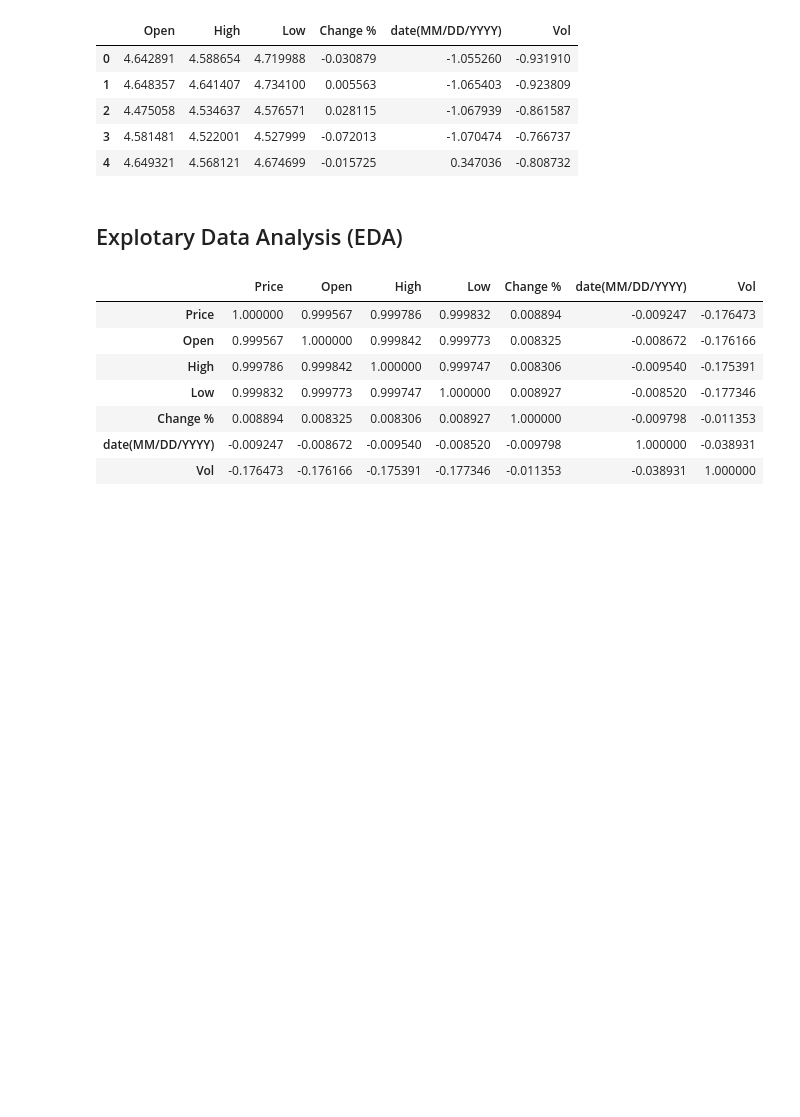
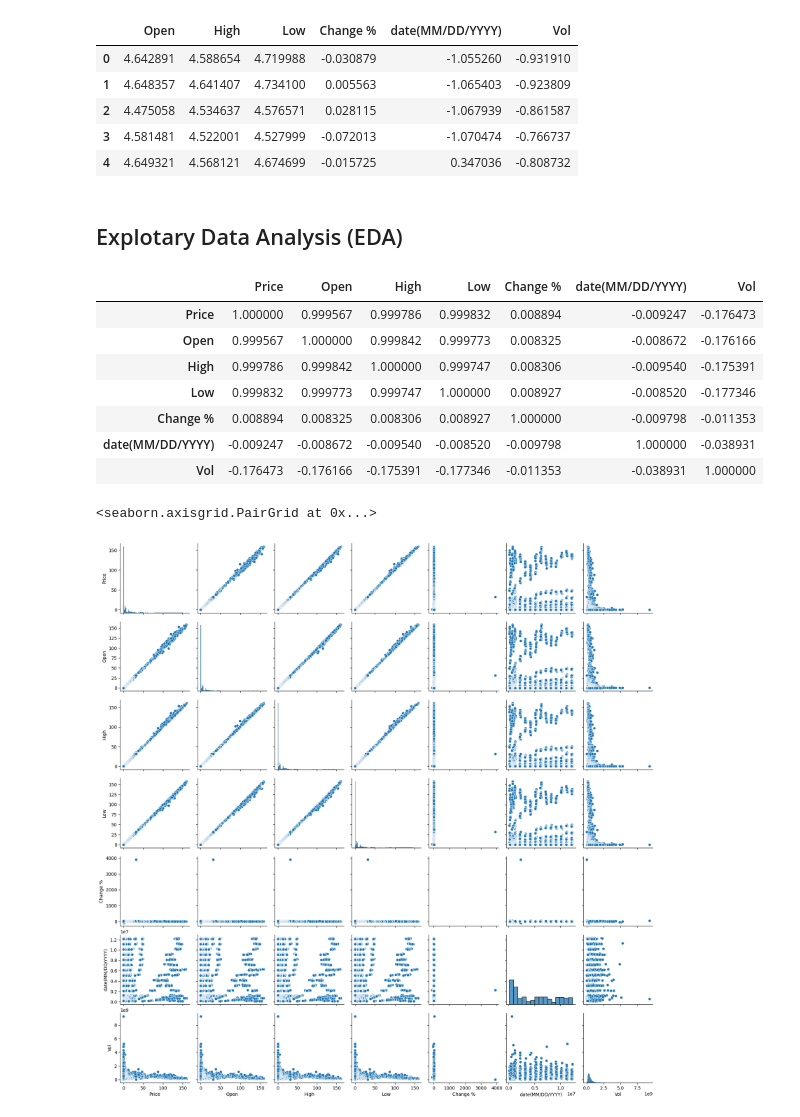
Before and after one commit to savindumahasen/NVIDIA-company-Stock-Market-predictions, a Jupyter notebook: notebook.ipynb, the cells around one changed output. Cells and saved outputs as stored; diff of their text form; code cells hidden in the pictures; blank space fills up the shorter version.

Commit message:
Plot the data in pairplot

```diff
--- a/notebook.ipynb
+++ b/notebook.ipynb
@@ -259,3 +260,9 @@ dataset_corr
 | Change % | 0.008894 | 0.008325 | 0.008306 | 0.008927 | 1.000000 | -0.009798 | -0.011353 |
 | date(MM/DD/YYYY) | -0.009247 | -0.008672 | -0.009540 | -0.008520 | -0.009798 | 1.000000 | -0.038931 |
 | Vol | -0.176473 | -0.176166 | -0.175391 | -0.177346 | -0.011353 | -0.038931 | 1.000000 |
+# %%
+## plot the dataset
+sns.pairplot(dataset_new)
+# %% [output]
+<seaborn.axisgrid.PairGrid at 0x...>
+[figure, added]
```
Also changed, not shown: parts of 1 cell of this notebook.
